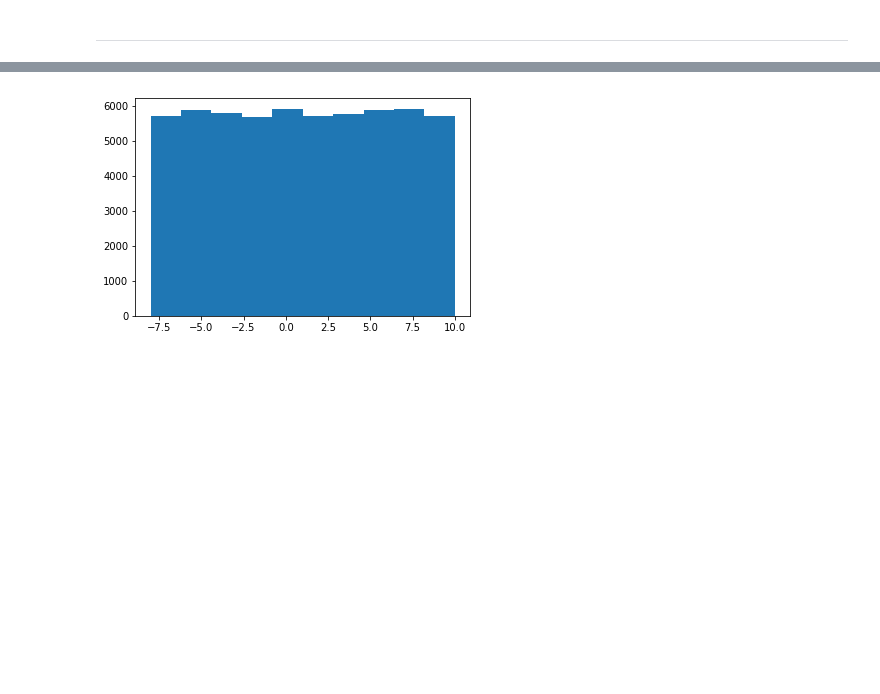
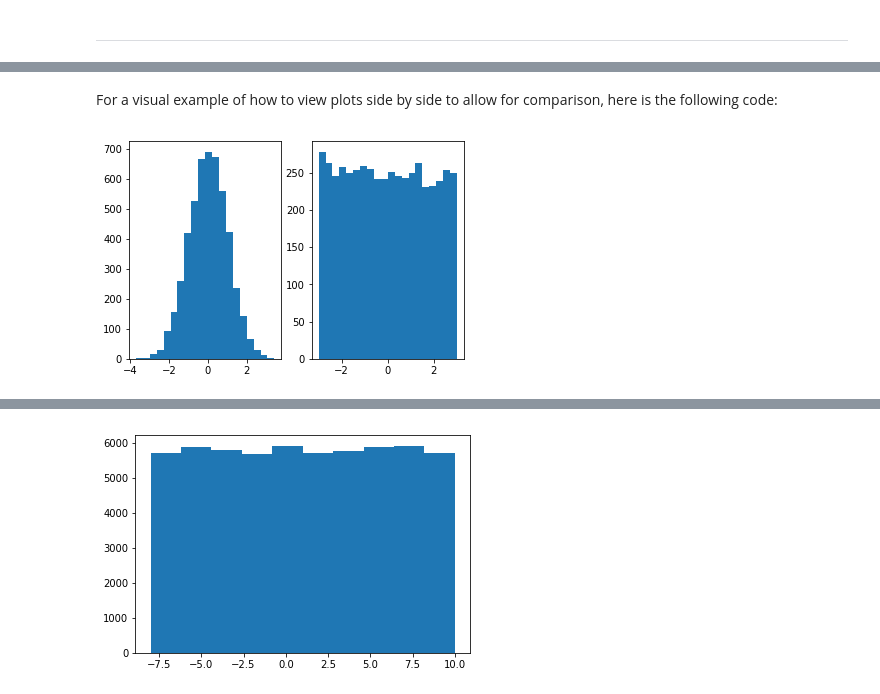
Before and after one commit to vwalsh86/Prog-for-DA-Practical-Work, a Jupyter notebook: numpy-random.ipynb, the cells around one changed output, grey strips where cells are left out. Cells and saved outputs as stored; diff of their text form; code cells hidden in the pictures; blank space fills up the shorter version.

```diff
--- a/numpy-random.ipynb
+++ b/numpy-random.ipynb
@@ -219,0 +347,14 @@ array([-1.87010976, -5.84517412,  8.20091125, ..., -5.59735018,
+# %% [markdown]
+For a visual example of how to view plots side by side to allow for comparison, here is the following code:
+# %%
+plt.subplot(1,2,1)
+l = np.random.normal(0.0, 1.0, 5000)
+plt.hist(l, bins=20)
+
+plt.subplot(1,2,2)
+y = np.random.uniform(-3.0,3.0,5000)
+plt.hist(y, bins=20)
+
+plt.show()
+# %% [output]
+[figure, added]
```
Also changed, not shown: parts of 45 cells of this notebook.
